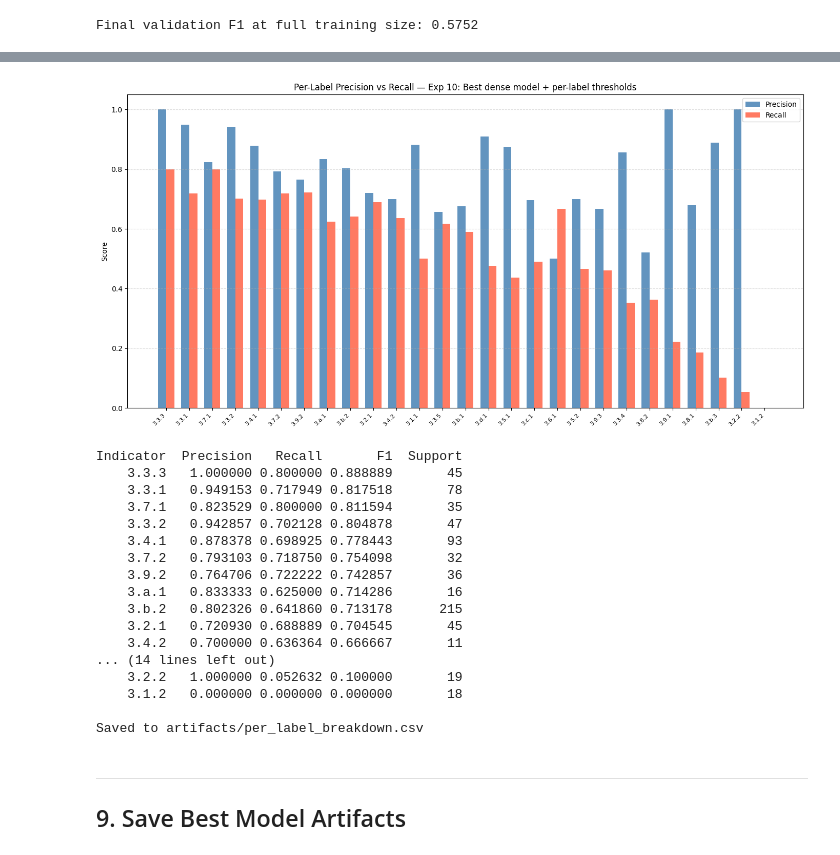
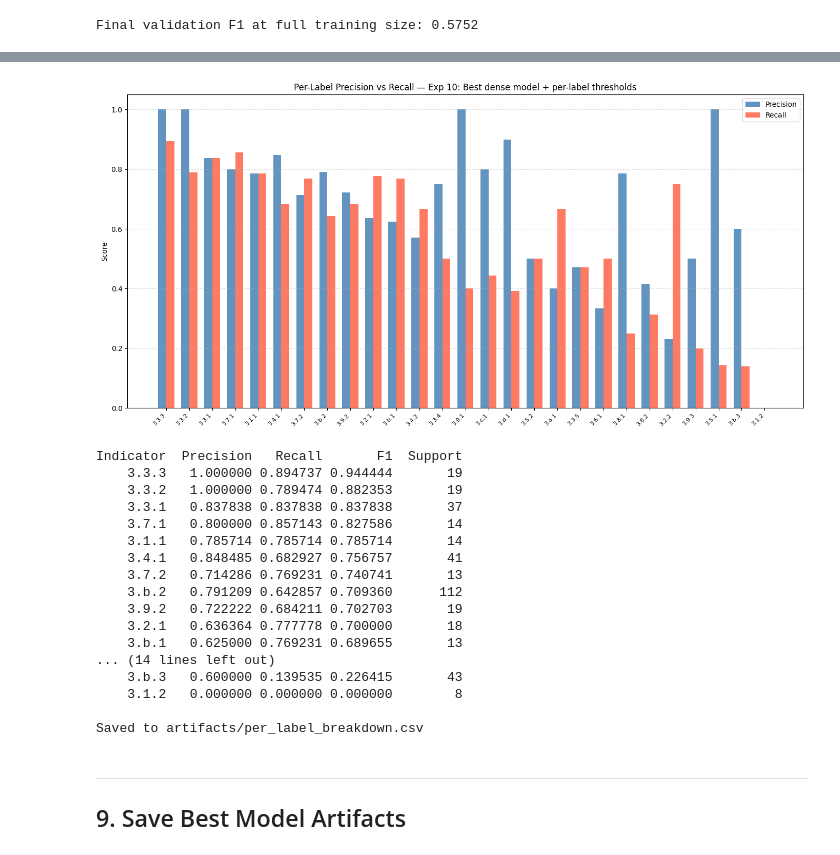
Before and after one commit to dahamkakooza/SGD_formative_ll_group_1, a Jupyter notebook: notebooks/sdg3_classification.ipynb, the cells around one changed output, grey strips where cells are left out. Cells and saved outputs as stored; diff of their text form; code cells hidden in the pictures.

Commit message:
Fix threshold-tuning leakage in Exp 6 and Exp 10

```diff
--- a/notebooks/sdg3_classification.ipynb
+++ b/notebooks/sdg3_classification.ipynb
@@ -1141,18 +1165,26 @@ print(f'Using {best_dense_name} as base for Exp 10.')
 
 Y_prob_exp10 = best_dense_clf.predict_proba(Xvl_st)
 
-best_thresholds_exp10 = per_label_threshold_tuning(Y_prob_exp10, Y_val)
+# Tune thresholds on VAL-TUNE half, score on VAL-FINAL half.
+best_thresholds_exp10 = per_label_threshold_tuning(Y_prob_exp10[tune_idx], Y_val[tune_idx])
 
-Y_pred_exp10 = np.zeros_like(Y_prob_exp10, dtype=int)
+Y_pred_exp10 = np.zeros((len(final_idx), Y_prob_exp10.shape[1]), dtype=int)
 for j, thr in enumerate(best_thresholds_exp10):
-    Y_pred_exp10[:, j] = (Y_prob_exp10[:, j] >= thr).astype(int)
+    Y_pred_exp10[:, j] = (Y_prob_exp10[final_idx, j] >= thr).astype(int)
+Y_true_exp10 = Y_val[final_idx]
+
+base_pred10_final = (Y_prob_exp10[final_idx] >= 0.5).astype(int)
+print(f'Same-half effect of thresholding | {best_dense_name} base '
+      f'{hamming_loss(Y_true_exp10, base_pred10_final):.4f} -> Exp10 tuned '
+      f'{hamming_loss(Y_true_exp10, Y_pred_exp10):.4f}')
 
 hl10 = evaluate(
-    Y_val, Y_pred_exp10,
+    Y_true_exp10, Y_pred_exp10,
     experiment_name='Exp 10: Best dense model + per-label thresholds',
     what_changed=f'Added per-label threshold tuning on top of {best_dense_name}',
     why='Threshold tuning improved Exp 6 over Exp 3; testing whether it helps on the best dense model too',
-    notes=f'Threshold range: {best_thresholds_exp10.min():.2f} – {best_thresholds_exp10.max():.2f}',
+    notes=f'Thresholds tuned on held-out val-tune half, scored on val-final half. '
+          f'Range: {best_thresholds_exp10.min():.2f}-{best_thresholds_exp10.max():.2f}',
 )
 # %% [output]
 Using Exp 9 (ST + SVM) as base for Exp 10.
@@ -1295,9 +1328,18 @@ pred_map = {
 if glove_dict is not None and 'hl7' in dir():
     pred_map['Exp 7: GloVe averaged + LR'] = Y_pred_exp7
 
+# Pair each experiment with the ground-truth set it was scored on.
+# Most experiments were scored on the full validation set; the threshold-tuned
+# experiments (6 and 10) were scored on the held-out val-final half, so they
+# need their matching ground-truth slice.
+truth_map = {name: Y_val for name in pred_map}
+truth_map['Exp 6: TF-IDF unigram + LR + per-label thresholds'] = Y_true_exp6
+truth_map['Exp 10: Best dense model + per-label thresholds']    = Y_true_exp10
+Y_true_best = truth_map.get(best_exp_name, Y_val)
+
 Y_best = pred_map.get(best_exp_name)
 if Y_best is not None:
-    per_label_f1 = f1_score(Y_val, Y_best, average=None, zero_division=0)
+    per_label_f1 = f1_score(Y_true_best, Y_best, average=None, zero_division=0)
     short_labels  = [c.split(' - ')[0] for c in mlb.classes_]
     df_per_label  = pd.DataFrame({'Indicator': short_labels, 'F1': per_label_f1})
     df_per_label  = df_per_label.sort_values('F1', ascending=False)
@@ -1343,57 +1385,57 @@ Indicator       F1
 # it under-predicts (low recall, high precision).
 
 if Y_best is not None:
-    per_label_prec = precision_score(Y_val, Y_best, average=None, zero_division=0)
-    per_label_rec  = recall_score(Y_val, Y_best, average=None, zero_division=0)
-    per_label_f1s  = f1_score(Y_val, Y_best, average=None, zero_division=0)
+    per_label_prec = precision_score(Y_true_best, Y_best, average=None, zero_division=0)
+    per_label_rec  = recall_score(Y_true_best, Y_best, average=None, zero_division=0)
+    per_label_f1s  = f1_score(Y_true_best, Y_best, average=None, zero_division=0)
     short          = [c.split(' - ')[0] for c in mlb.classes_]
 
     df_breakdown = pd.DataFrame({
         'Indicator' : short,
         'Precision' : per_label_prec,
         'Recall'    : per_label_rec,
         'F1'        : per_label_f1s,
-        'Support'   : Y_val.sum(axis=0),
+        'Support'   : Y_true_best.sum(axis=0),
     }).sort_values('F1', ascending=False).reset_index(drop=True)
 
     # Grouped bar chart: precision and recall side by side per indicator.
     x      = np.arange(len(short))
     width  = 0.35
     sorted_idx = df_breakdown.index  # already sorted by F1
 
     fig, ax = plt.subplots(figsize=(14, 7))
     ax.bar(x - width/2, df_breakdown['Precision'], width, label='Precision', color='steelblue', alpha=0.85)
     ax.bar(x + width/2, df_breakdown['Recall'],    width, label='Recall',    color='tomato',    alpha=0.85)
     ax.set_xticks(x)
     ax.set_xticklabels(df_breakdown['Indicator'], rotation=45, ha='right', fontsize=8)
     ax.set_ylabel('Score')
     ax.set_title(f'Per-Label Precision vs Recall — {best_exp_name}')
     ax.legend()
     ax.grid(axis='y', linestyle='--', alpha=0.4)
     plt.tight_layout()
     plt.savefig(ARTIFACTS_DIR / 'per_label_precision_recall.png', dpi=150)
     plt.show()
 
     print(df_breakdown.to_string(index=False))
     df_breakdown.to_csv(ARTIFACTS_DIR / 'per_label_breakdown.csv', index=False)
     print('\nSaved to artifacts/per_label_breakdown.csv')
 # %% [output]
-[figure, old version]
+[figure, new version]
 Indicator  Precision   Recall       F1  Support
-    3.3.3   1.000000 0.800000 0.888889       45
-    3.3.1   0.949153 0.717949 0.817518       78
-    3.7.1   0.823529 0.800000 0.811594       35
-    3.3.2   0.942857 0.702128 0.804878       47
-    3.4.1   0.878378 0.698925 0.778443       93
-    3.7.2   0.793103 0.718750 0.754098       32
-    3.9.2   0.764706 0.722222 0.742857       36
-    3.a.1   0.833333 0.625000 0.714286       16
-    3.b.2   0.802326 0.641860 0.713178      215
-    3.2.1   0.720930 0.688889 0.704545       45
-    3.4.2   0.700000 0.636364 0.666667       11
+    3.3.3   1.000000 0.894737 0.944444       19
+    3.3.2   1.000000 0.789474 0.882353       19
+    3.3.1   0.837838 0.837838 0.837838       37
+    3.7.1   0.800000 0.857143 0.827586       14
+    3.1.1   0.785714 0.785714 0.785714       14
+    3.4.1   0.848485 0.682927 0.756757       41
+    3.7.2   0.714286 0.769231 0.740741       13
+    3.b.2   0.791209 0.642857 0.709360      112
+    3.9.2   0.722222 0.684211 0.702703       19
+    3.2.1   0.636364 0.777778 0.700000       18
+    3.b.1   0.625000 0.769231 0.689655       13
 ... (14 lines left out)
-    3.2.2   1.000000 0.052632 0.100000       19
-    3.1.2   0.000000 0.000000 0.000000       18
+    3.b.3   0.600000 0.139535 0.226415       43
+    3.1.2   0.000000 0.000000 0.000000        8
 
 Saved to artifacts/per_label_breakdown.csv
 # %% [markdown]
```
Also changed, not shown: parts of 11 cells of this notebook.
